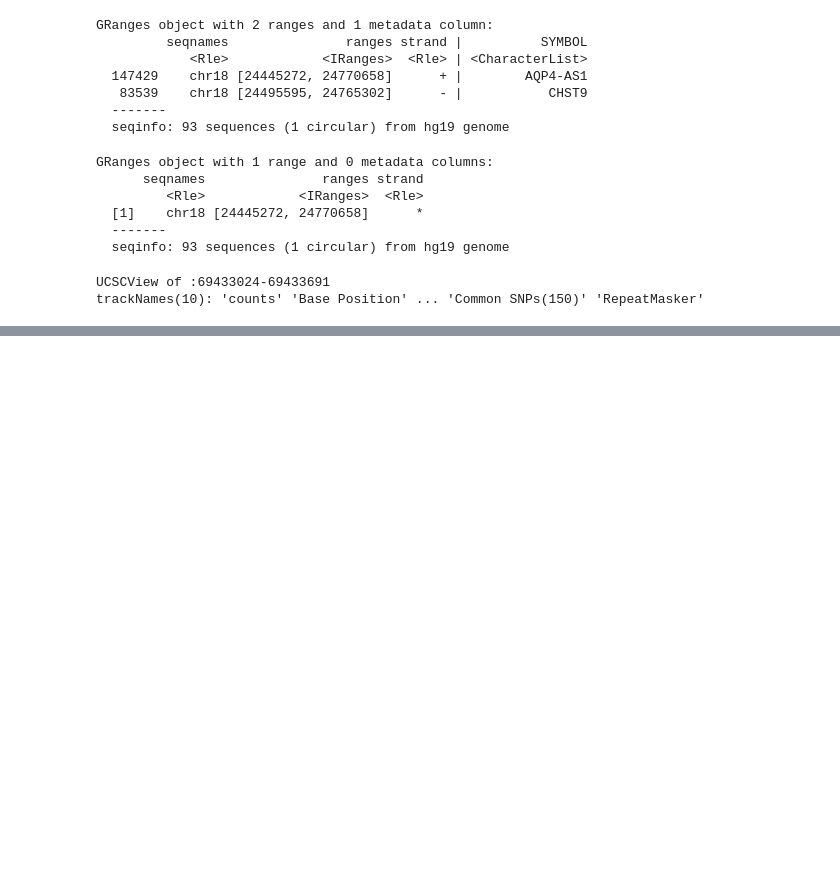
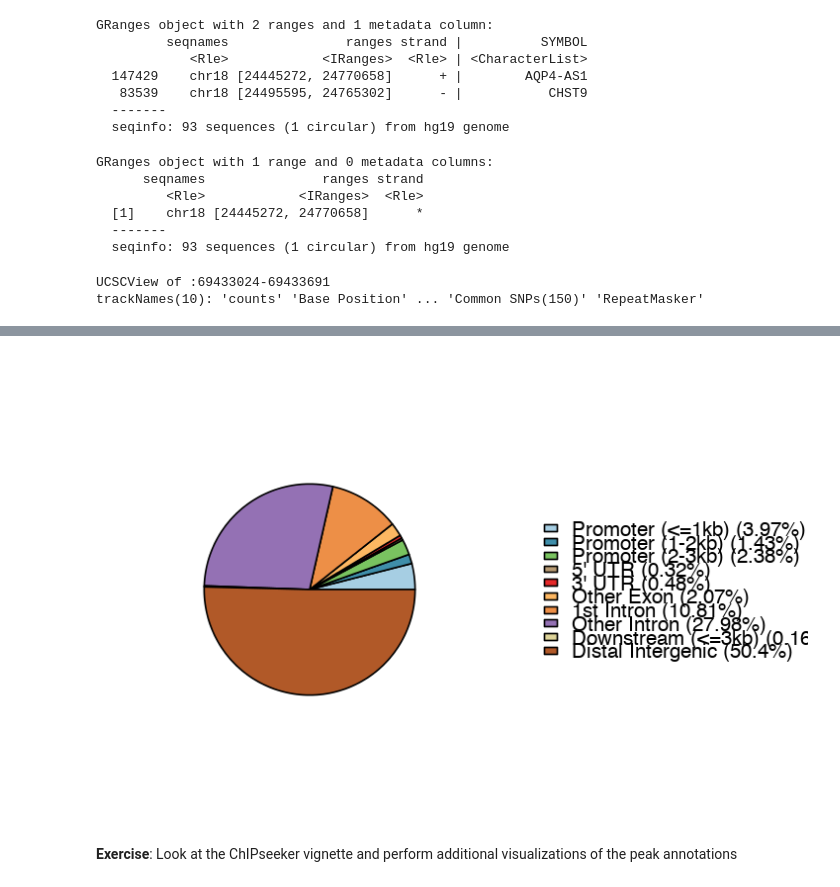
Before and after one commit to vjcitn/BrownCOBRE2018, a Jupyter notebook: notebooks_day2/BrownCOBREDay2Session4.ipynb, the cells around one changed output, grey strips where cells are left out. Drawn from its saved outputs; the diff is of its cells as text; code cells hidden in the pictures; blank space fills up the shorter version.

Commit message:
added ChIPseeker annotation section

```diff
--- a/notebooks_day2/BrownCOBREDay2Session4.ipynb
+++ b/notebooks_day2/BrownCOBREDay2Session4.ipynb
@@ -331,0 +336,5 @@ trackNames(10): 'counts' 'Base Position' ... 'Common SNPs(150)' 'RepeatMasker'
+# %%
+library(ChIPseeker)
+peakAnno <-  annotatePeak(counts,
+           TxDb = TxDb.Hsapiens.UCSC.hg19.knownGene)
+peakAnno
@@ -331,0 +362,7 @@ trackNames(10): 'counts' 'Base Position' ... 'Common SNPs(150)' 'RepeatMasker'
+# %%
+options(repr.plot.width=6, repr.plot.height=4)
+plotAnnoPie(peakAnno)
+# %% [output]
+[figure, added]
+# %% [markdown]
+**Exercise**: Look at the ChIPseeker vignette and perform additional visualizations of the peak annotations
```
Also changed, not shown: parts of 4 cells of this notebook.
